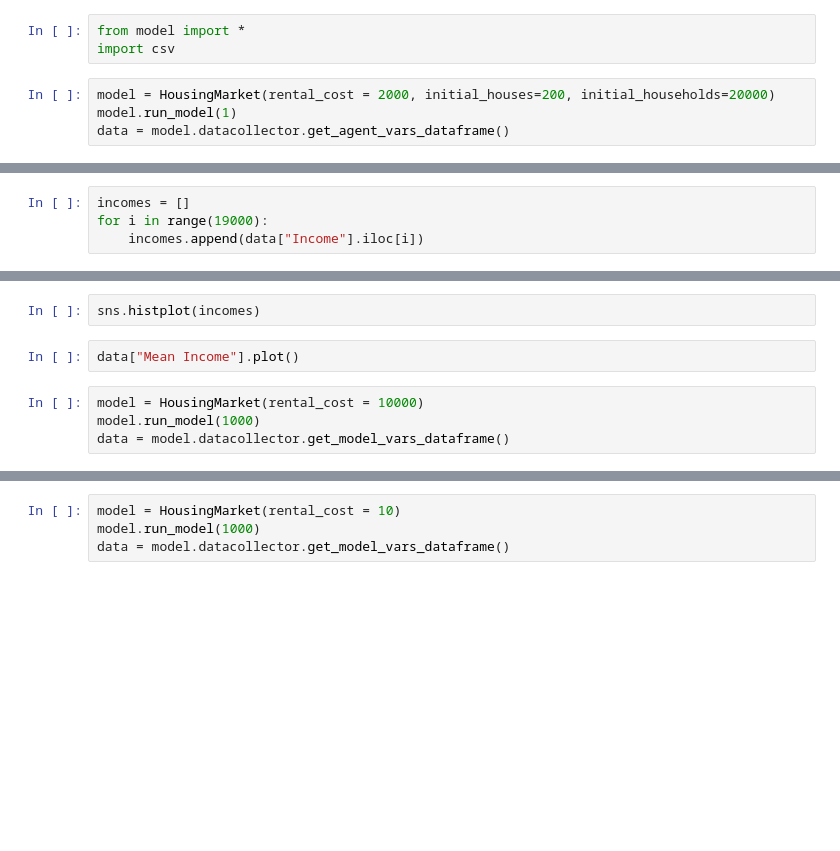
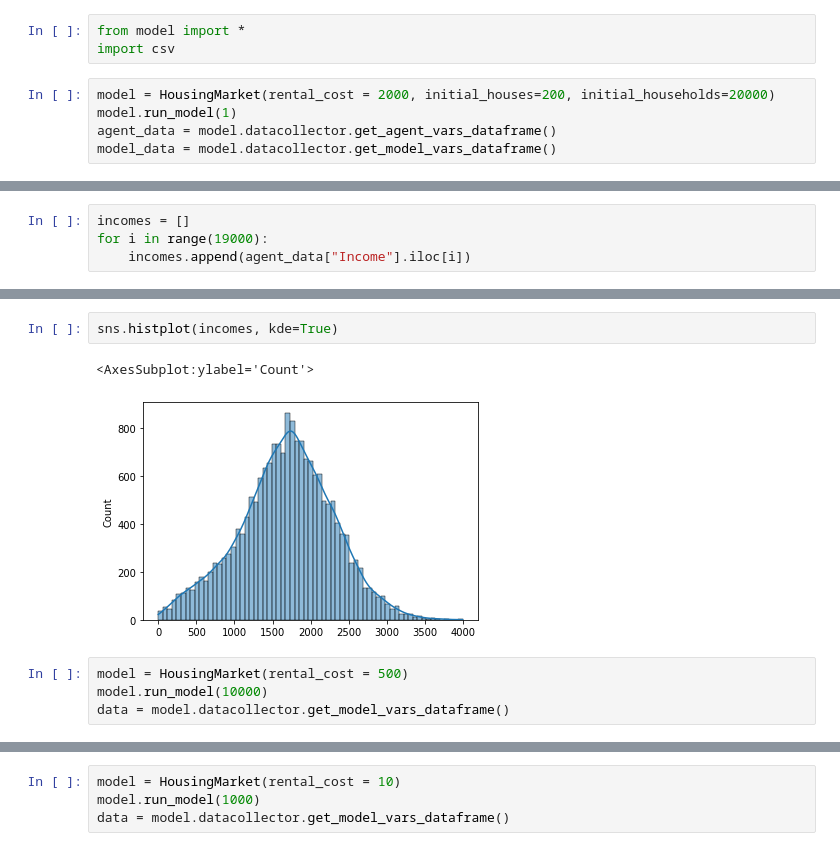
Before and after one commit to Caesar-blip/ABM, a Jupyter notebook: tests.ipynb, the cells around one changed output, grey strips where cells are left out. Cells and saved outputs as stored; diff of their text form; blank space fills up the shorter version.

```diff
--- a/tests.ipynb
+++ b/tests.ipynb
@@ -4,5 +4,6 @@ import csv
 # %%
 model = HousingMarket(rental_cost = 2000, initial_houses=200, initial_households=20000)
 model.run_model(1)
-data = model.datacollector.get_agent_vars_dataframe()
+agent_data = model.datacollector.get_agent_vars_dataframe()
+model_data = model.datacollector.get_model_vars_dataframe()
 # %%
@@ -26,7 +40,7 @@ data["Income"].iloc[0:10]
 # %%
 incomes = []
 for i in range(19000):
-    incomes.append(data["Income"].iloc[i])
+    incomes.append(agent_data["Income"].iloc[i])
 # %%
 import matplotlib.pyplot as plt
 import seaborn as sns
@@ -35,10 +52,11 @@ plt.plot(incomes)
-# %%
-sns.histplot(incomes)
-# %%
-data["Mean Income"].plot()
+# %%
+sns.histplot(incomes, kde=True)
+# %% [output]
+<AxesSubplot:ylabel='Count'>
+[figure, added]
 # %%
-model = HousingMarket(rental_cost = 10000)
-model.run_model(1000)
+model = HousingMarket(rental_cost = 500)
+model.run_model(10000)
 data = model.datacollector.get_model_vars_dataframe()
 # %%
 data["Gini"].plot()
```
Also changed, not shown: parts of 4 cells of this notebook.
